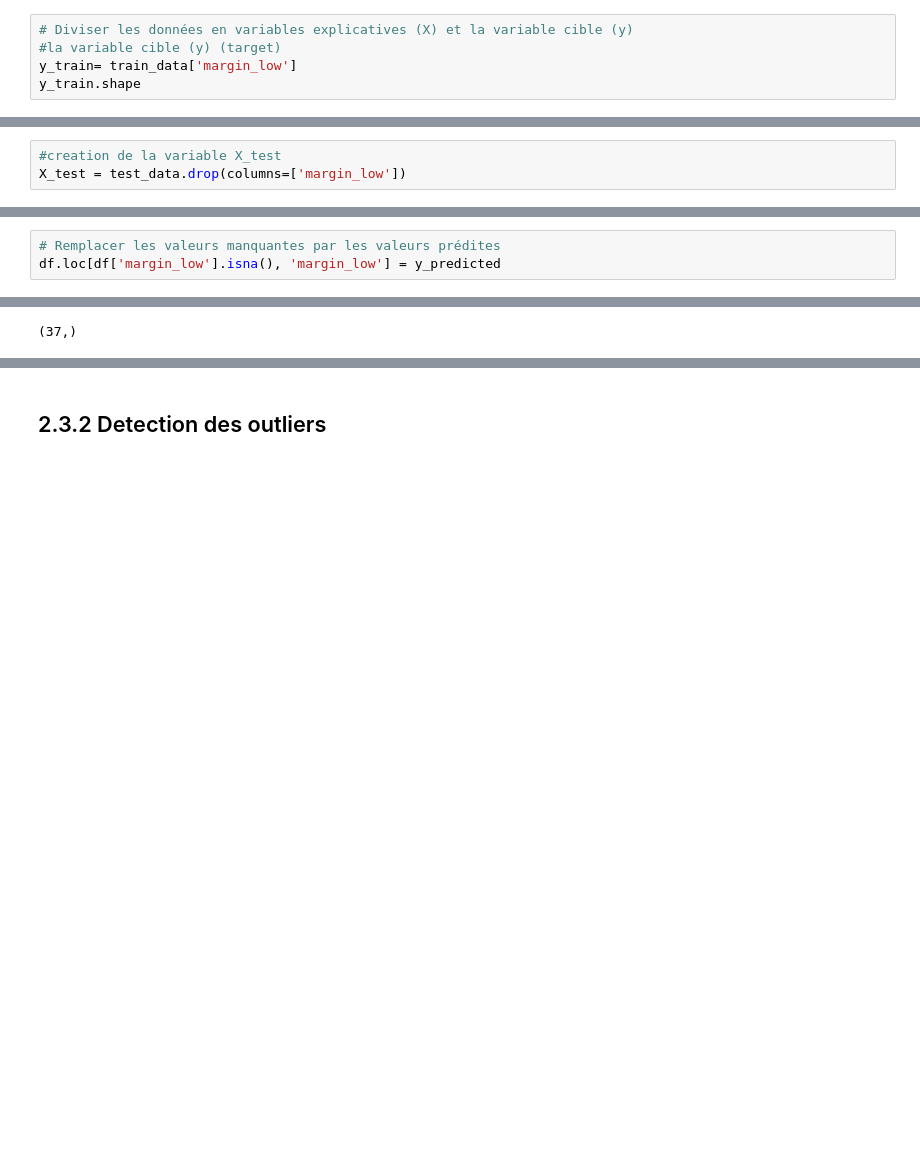
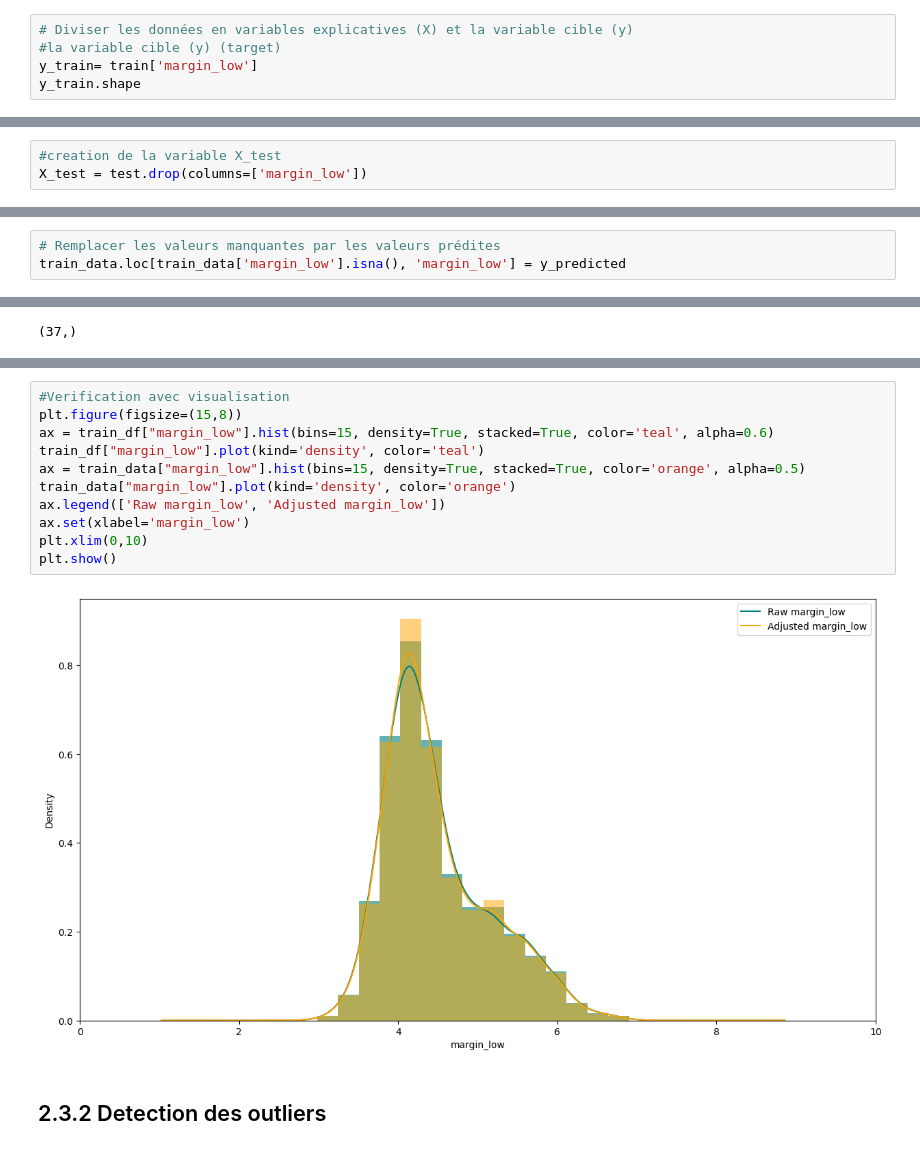
Before and after one commit to Nada-Lahbib/Project_10_Detection_des_faux_billets_avec_Python, a Jupyter notebook: notebooks/LAHBIB_Nada_1_notebook_022024.ipynb, the cells around one changed output, grey strips where cells are left out. Drawn from its saved outputs; the diff is of its cells as text; blank space fills up the shorter version.

```diff
--- a/notebooks/LAHBIB_Nada_1_notebook_022024.ipynb
+++ b/notebooks/LAHBIB_Nada_1_notebook_022024.ipynb
@@ -248,7 +252,7 @@ X_train
 # %%
 # Diviser les données en variables explicatives (X) et la variable cible (y)
 #la variable cible (y) (target)
-y_train= train_data['margin_low']
+y_train= train['margin_low']
 y_train.shape
 # %% [output]
 (1463,)
@@ -261,7 +265,7 @@ model.fit(X_train, y_train)
 LinearRegression()
 # %%
 #creation de la variable X_test
-X_test = test_data.drop(columns=['margin_low'])
+X_test = test.drop(columns=['margin_low'])
 # %%
 # Prédire les valeurs manquantes
 y_predicted = model.predict(X_test)
@@ -271,7 +275,7 @@ y_predicted.shape
 (37,)
 # %%
 # Remplacer les valeurs manquantes par les valeurs prédites
-df.loc[df['margin_low'].isna(), 'margin_low'] = y_predicted
+train_data.loc[train_data['margin_low'].isna(), 'margin_low'] = y_predicted
 # %%
 y_predicted
 # %% [output]
@@ -300,3 +316,16 @@ dtype: int64
+# %%
+#Verification avec visualisation
+plt.figure(figsize=(15,8))
+ax = train_df["margin_low"].hist(bins=15, density=True, stacked=True, color='teal', alpha=0.6)
+train_df["margin_low"].plot(kind='density', color='teal')
+ax = train_data["margin_low"].hist(bins=15, density=True, stacked=True, color='orange', alpha=0.5)
+train_data["margin_low"].plot(kind='density', color='orange')
+ax.legend(['Raw margin_low', 'Adjusted margin_low'])
+ax.set(xlabel='margin_low')
+plt.xlim(0,10)
+plt.show()
+# %% [output]
+[figure, added]
 # %% [markdown]
 ## 2.3.2 Detection des outliers
 # %% [markdown]
```
Also changed, not shown: parts of 18 cells of this notebook.
